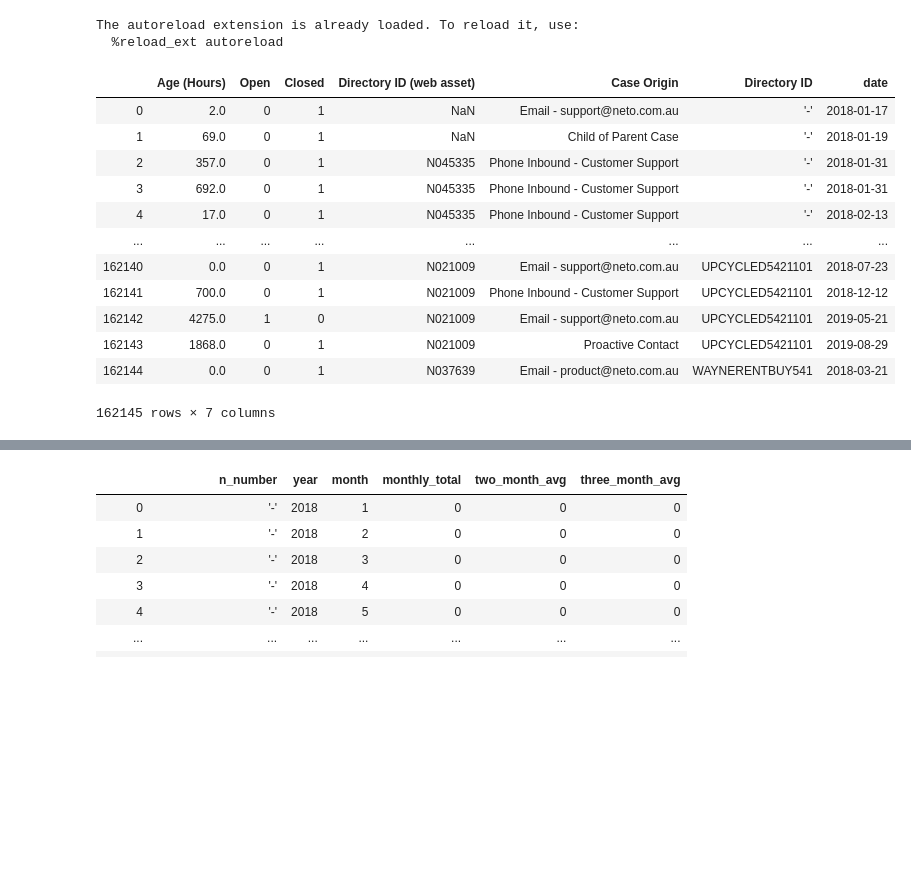
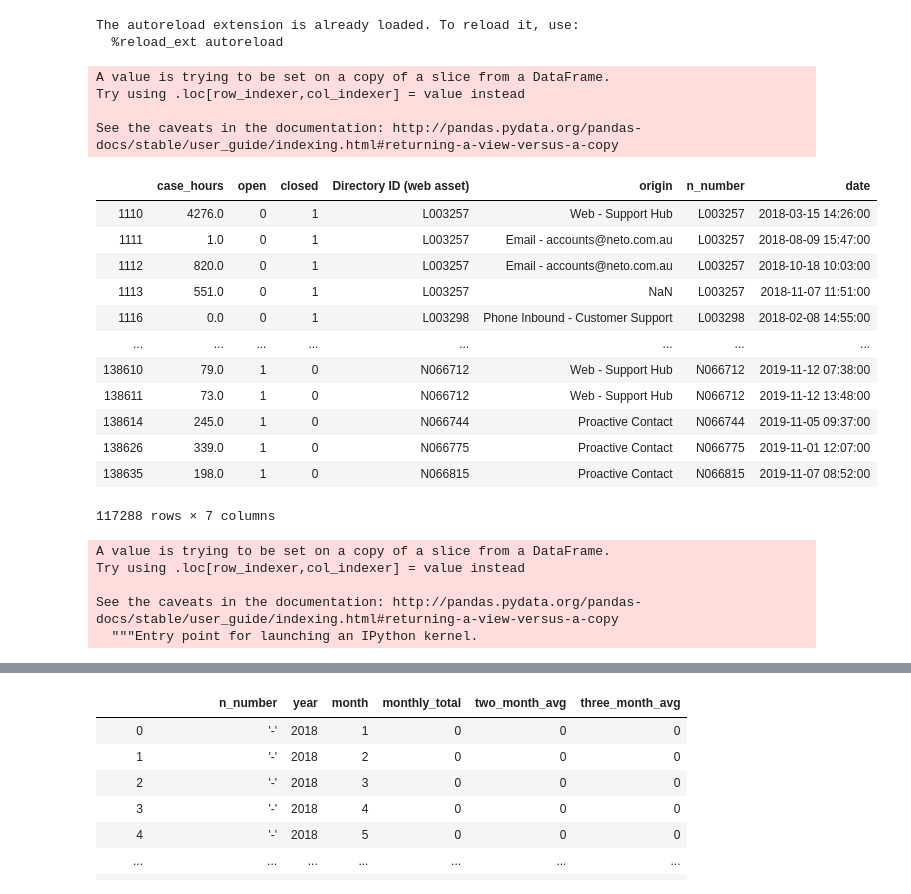
Before and after one commit to justinhennessy/100-days-of-code, a Jupyter notebook: project/sf_cases_etl.ipynb, the cells around one changed output, grey strips where cells are left out. Saved outputs shown, nothing was run; the diff lists cells and outputs as text; code cells hidden in the pictures; blank space fills up the shorter version.

```diff
--- a/project/sf_cases_etl.ipynb
+++ b/project/sf_cases_etl.ipynb
@@ -40,3 +41,5 @@ def timeit(method):
 
 PATH = "../data/"
 df = pd.read_csv(f'{PATH}cases.csv', low_memory=False, encoding='latin1')
+
+df.rename(columns={'Age (Hours)': 'case_hours', 'Case Origin': 'origin', 'Directory ID': 'n_number', 'Open': 'open', 'Closed': 'closed'}, inplace=True)
@@ -43,18 +52,24 @@ df = pd.read_csv(f'{PATH}cases.csv', low_memory=False, encoding='latin1')
+# %%
+df = df.loc[df.n_number.isin(unique_n_numbers)]
 # %%
-df['date'] = df['Date/Time Opened'].str.split(" ", expand = True)[0]
-df['date'] = pd.to_datetime(df['date'], format='%d/%m/%Y')
+#df['date'] = df['Date/Time Opened'].str.split(" ", expand = True)[0]
+df['date'] = pd.to_datetime(df['Date/Time Opened'], format='%d/%m/%Y %I:%M %p')
 df.drop(columns=['Date/Time Opened'])
 # %% [output]
+A value is trying to be set on a copy of a slice from a DataFrame.
+Try using .loc[row_indexer,col_indexer] = value instead
+
+See the caveats in the documentation: http://pandas.pydata.org/pandas-docs/stable/user_guide/indexing.html#returning-a-view-versus-a-copy
-|  | Age (Hours) | Open | Closed | Directory ID (web asset) | Case Origin | Directory ID | date |
-| 0 | 2.0 | 0 | 1 | NaN | Email - support@neto.com.au | '-' | 2018-01-17 |
-| 1 | 69.0 | 0 | 1 | NaN | Child of Parent Case | '-' | 2018-01-19 |
-| 2 | 357.0 | 0 | 1 | N045335 | Phone Inbound - Customer Support | '-' | 2018-01-31 |
-| 3 | 692.0 | 0 | 1 | N045335 | Phone Inbound - Customer Support | '-' | 2018-01-31 |
-| 4 | 17.0 | 0 | 1 | N045335 | Phone Inbound - Customer Support | '-' | 2018-02-13 |
+|  | case_hours | open | closed | Directory ID (web asset) | origin | n_number | date |
+| 1110 | 4276.0 | 0 | 1 | L003257 | Web - Support Hub | L003257 | 2018-03-15 14:26:00 |
+| 1111 | 1.0 | 0 | 1 | L003257 | Email - accounts@neto.com.au | L003257 | 2018-08-09 15:47:00 |
+| 1112 | 820.0 | 0 | 1 | L003257 | Email - accounts@neto.com.au | L003257 | 2018-10-18 10:03:00 |
+| 1113 | 551.0 | 0 | 1 | L003257 | NaN | L003257 | 2018-11-07 11:51:00 |
+| 1116 | 0.0 | 0 | 1 | L003298 | Phone Inbound - Customer Support | L003298 | 2018-02-08 14:55:00 |
 | ... | ... | ... | ... | ... | ... | ... | ... |
-| 162140 | 0.0 | 0 | 1 | N021009 | Email - support@neto.com.au | UPCYCLED5421101 | 2018-07-23 |
-| 162141 | 700.0 | 0 | 1 | N021009 | Phone Inbound - Customer Support | UPCYCLED5421101 | 2018-12-12 |
-| 162142 | 4275.0 | 1 | 0 | N021009 | Email - support@neto.com.au | UPCYCLED5421101 | 2019-05-21 |
-| 162143 | 1868.0 | 0 | 1 | N021009 | Proactive Contact | UPCYCLED5421101 | 2019-08-29 |
-| 162144 | 0.0 | 0 | 1 | N037639 | Email - product@neto.com.au | WAYNERENTBUY541 | 2018-03-21 |
+| 138610 | 79.0 | 1 | 0 | N066712 | Web - Support Hub | N066712 | 2019-11-12 07:38:00 |
+| 138611 | 73.0 | 1 | 0 | N066712 | Web - Support Hub | N066712 | 2019-11-12 13:48:00 |
+| 138614 | 245.0 | 1 | 0 | N066744 | Proactive Contact | N066744 | 2019-11-05 09:37:00 |
+| 138626 | 339.0 | 1 | 0 | N066775 | Proactive Contact | N066775 | 2019-11-01 12:07:00 |
+| 138635 | 198.0 | 1 | 0 | N066815 | Proactive Contact | N066815 | 2019-11-07 08:52:00 |
-162145 rows × 7 columns
+117288 rows × 7 columns
@@ -60,0 +78,8 @@ df.drop(columns=['Date/Time Opened'])
+# %%
+df['total'] = df['open'] + df['closed']
+# %% [output]
+A value is trying to be set on a copy of a slice from a DataFrame.
+Try using .loc[row_indexer,col_indexer] = value instead
+
+See the caveats in the documentation: http://pandas.pydata.org/pandas-docs/stable/user_guide/indexing.html#returning-a-view-versus-a-copy
+  """Entry point for launching an IPython kernel.
```
Also changed, not shown: parts of 17 cells of this notebook, 2 other files.
